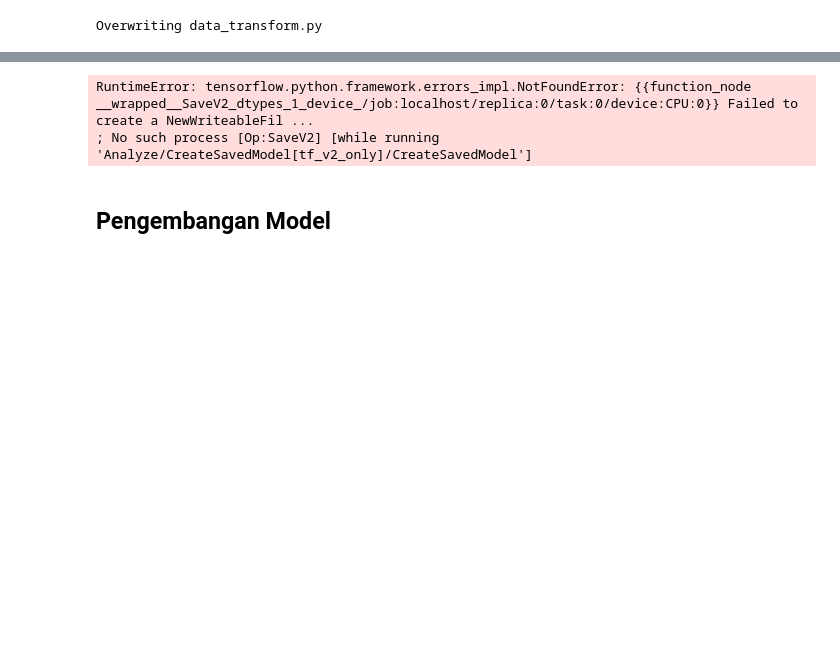
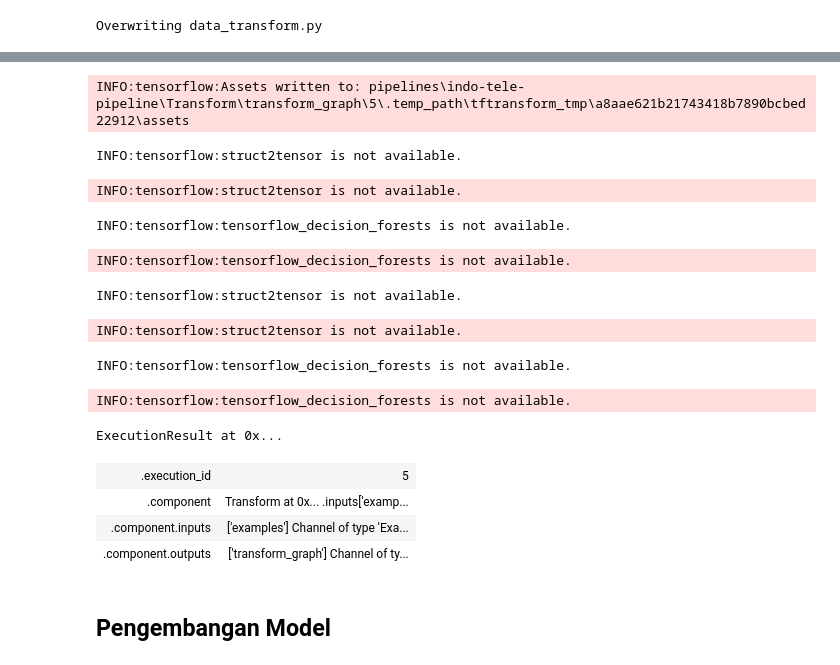
Before and after one commit to wahyuazizi/ML-Pipeline-TFX-Sentiment-Mental-Health, a Jupyter notebook: notebook.ipynb, the cells around one changed output, grey strips where cells are left out. Saved outputs shown, nothing was run; the diff lists cells and outputs as text; code cells hidden in the pictures; blank space fills up the shorter version.

```diff
--- a/notebook.ipynb
+++ b/notebook.ipynb
@@ -170,7 +158,7 @@ Overwriting data_transform.py
 transform = Transform(
     examples = example_gen.outputs['examples'],
     schema = schema_gen.outputs['schema'],
-    module_file = os.path.abspath(TRANSFORM_MODULE_FILE)
+    module_file = TRANSFORM_MODULE_FILE,
 )
 
 interactive_context.run(transform)
@@ -186,5 +169,17 @@ WARNING:root:This output type hint will be ignored and not used for type-checkin
-RuntimeError: tensorflow.python.framework.errors_impl.NotFoundError: {{function_node __wrapped__SaveV2_dtypes_1_device_/job:localhost/replica:0/task:0/device:CPU:0}} Failed to create a NewWriteableFil ...
-; No such process [Op:SaveV2] [while running 'Analyze/CreateSavedModel[tf_v2_only]/CreateSavedModel']
+INFO:tensorflow:Assets written to: pipelines\indo-tele-pipeline\Transform\transform_graph\5\.temp_path\tftransform_tmp\a8aae621b21743418b7890bcbed22912\assets
+INFO:tensorflow:struct2tensor is not available.
+INFO:tensorflow:struct2tensor is not available.
+INFO:tensorflow:tensorflow_decision_forests is not available.
+INFO:tensorflow:tensorflow_decision_forests is not available.
+INFO:tensorflow:struct2tensor is not available.
+INFO:tensorflow:struct2tensor is not available.
+INFO:tensorflow:tensorflow_decision_forests is not available.
+INFO:tensorflow:tensorflow_decision_forests is not available.
+ExecutionResult at 0x...
+| .execution_id | 5 |
+| .component | Transform at 0x... .inputs['examp... |
+| .component.inputs | ['examples'] Channel of type 'Exa... |
+| .component.outputs | ['transform_graph'] Channel of ty... |
 # %% [markdown]
 ## Pengembangan Model
 # %%
```
Also changed, not shown: parts of 14 cells of this notebook, 41 other files.
